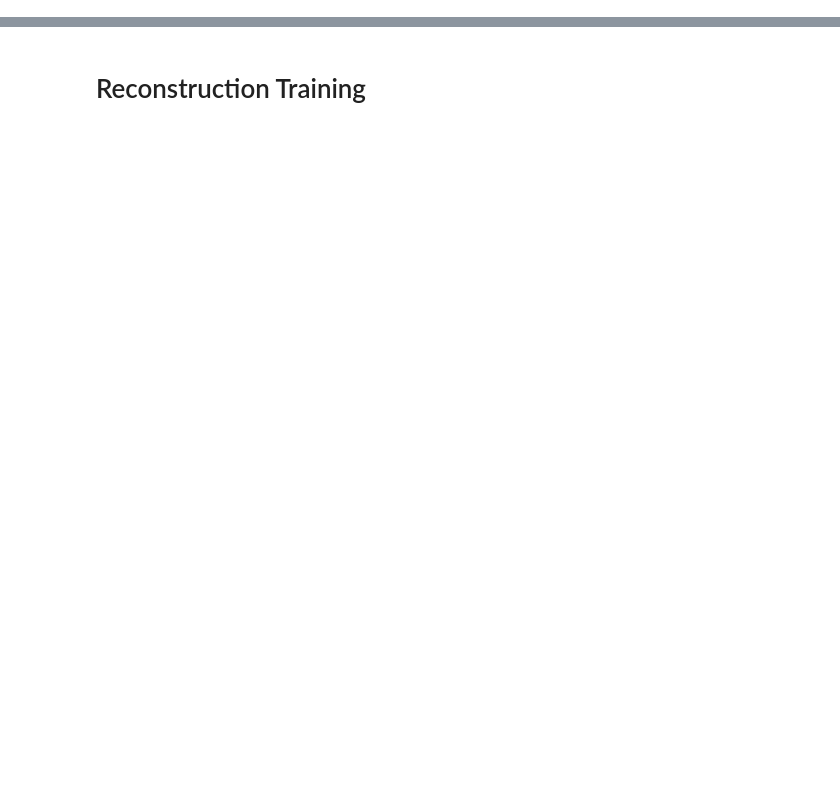
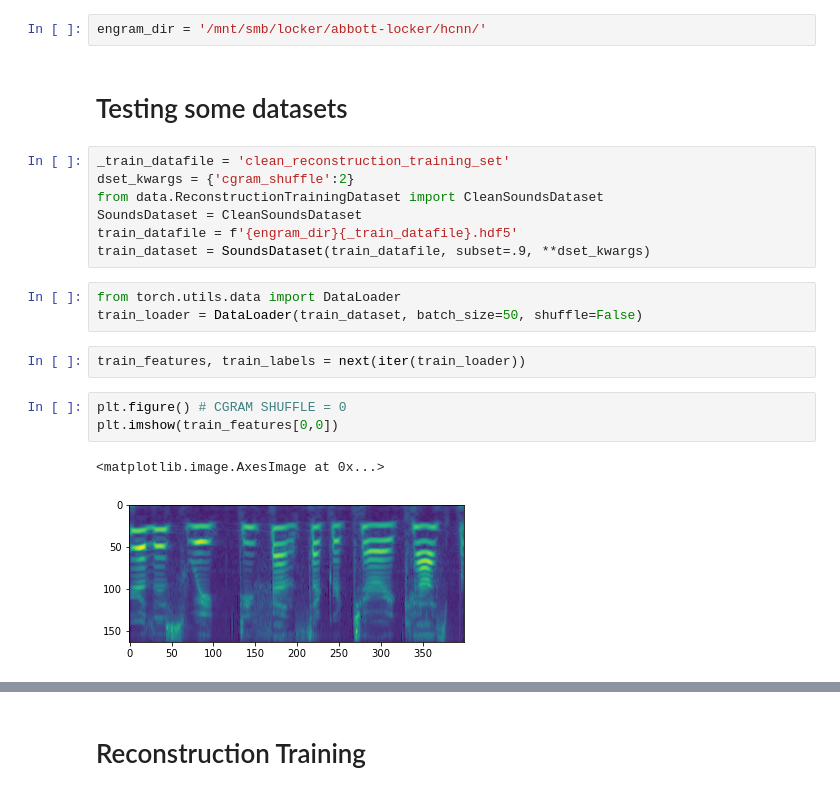
Before and after one commit to chingf/hallucnn, a Jupyter notebook: notebooks/05-monitor-training-tfevents.ipynb, the cells around one changed output, grey strips where cells are left out. Drawn from its saved outputs; the diff is of its cells as text; blank space fills up the shorter version.

```diff
--- a/notebooks/05-monitor-training-tfevents.ipynb
+++ b/notebooks/05-monitor-training-tfevents.ipynb
@@ -7,0 +9,22 @@ import pandas as pd
+# %%
+engram_dir = '/mnt/smb/locker/abbott-locker/hcnn/'
+# %% [markdown]
+# Testing some datasets
+# %%
+_train_datafile = 'clean_reconstruction_training_set'
+dset_kwargs = {'cgram_shuffle':2}
+from data.ReconstructionTrainingDataset import CleanSoundsDataset
+SoundsDataset = CleanSoundsDataset
+train_datafile = f'{engram_dir}{_train_datafile}.hdf5'
+train_dataset = SoundsDataset(train_datafile, subset=.9, **dset_kwargs)
+# %%
+from torch.utils.data import DataLoader
+train_loader = DataLoader(train_dataset, batch_size=50, shuffle=False)
+# %%
+train_features, train_labels = next(iter(train_loader))
+# %%
+plt.figure() # CGRAM SHUFFLE = 0
+plt.imshow(train_features[0,0])
+# %% [output]
+<matplotlib.image.AxesImage at 0x...>
+[figure, added]
```
Also changed, not shown: parts of 8 cells of this notebook, 14 other files.
